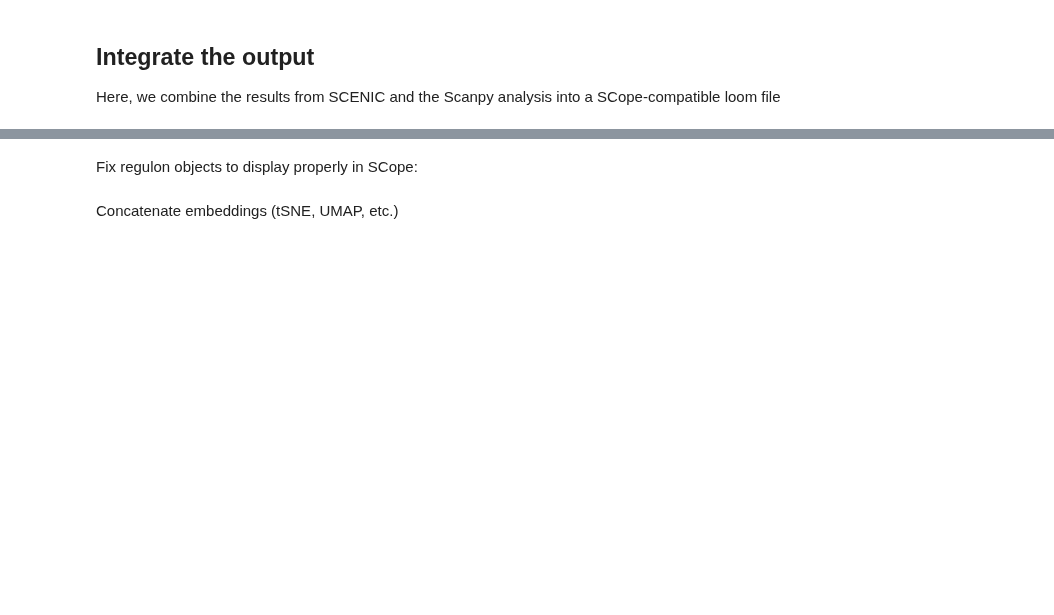
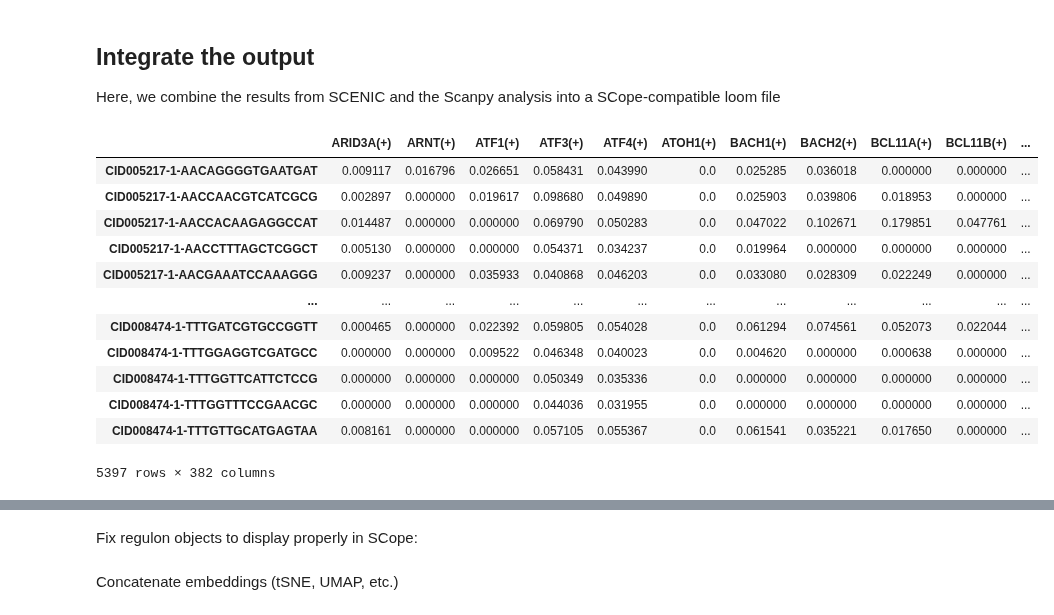
Before and after one commit to chickaroo/genereporter, a Jupyter notebook: src/SCENIC-protocol.ipynb, the cells around one changed output, grey strips where cells are left out. Cells and saved outputs as stored; diff of their text form; code cells hidden in the pictures; blank space fills up the shorter version.

```diff
--- a/src/SCENIC-protocol.ipynb
+++ b/src/SCENIC-protocol.ipynb
@@ -271 +294,17 @@ dr_tsne = pd.read_csv( 'scenic_tsne.txt', sep='\t', header=0, index_col=0 )
 ###
+# %%
+auc_mtx
+# %% [output]
+|  | ARID3A(+) | ARNT(+) | ATF1(+) | ATF3(+) | ATF4(+) | ATOH1(+) | BACH1(+) | BACH2(+) | BCL11A(+) | BCL11B(+) | ... |
+| CID005217-1-AACAGGGGTGAATGAT | 0.009117 | 0.016796 | 0.026651 | 0.058431 | 0.043990 | 0.0 | 0.025285 | 0.036018 | 0.000000 | 0.000000 | ... |
+| CID005217-1-AACCAACGTCATCGCG | 0.002897 | 0.000000 | 0.019617 | 0.098680 | 0.049890 | 0.0 | 0.025903 | 0.039806 | 0.018953 | 0.000000 | ... |
+| CID005217-1-AACCACAAGAGGCCAT | 0.014487 | 0.000000 | 0.000000 | 0.069790 | 0.050283 | 0.0 | 0.047022 | 0.102671 | 0.179851 | 0.047761 | ... |
+| CID005217-1-AACCTTTAGCTCGGCT | 0.005130 | 0.000000 | 0.000000 | 0.054371 | 0.034237 | 0.0 | 0.019964 | 0.000000 | 0.000000 | 0.000000 | ... |
+| CID005217-1-AACGAAATCCAAAGGG | 0.009237 | 0.000000 | 0.035933 | 0.040868 | 0.046203 | 0.0 | 0.033080 | 0.028309 | 0.022249 | 0.000000 | ... |
+| ... | ... | ... | ... | ... | ... | ... | ... | ... | ... | ... | ... |
+| CID008474-1-TTTGATCGTGCCGGTT | 0.000465 | 0.000000 | 0.022392 | 0.059805 | 0.054028 | 0.0 | 0.061294 | 0.074561 | 0.052073 | 0.022044 | ... |
+| CID008474-1-TTTGGAGGTCGATGCC | 0.000000 | 0.000000 | 0.009522 | 0.046348 | 0.040023 | 0.0 | 0.004620 | 0.000000 | 0.000638 | 0.000000 | ... |
+| CID008474-1-TTTGGTTCATTCTCCG | 0.000000 | 0.000000 | 0.000000 | 0.050349 | 0.035336 | 0.0 | 0.000000 | 0.000000 | 0.000000 | 0.000000 | ... |
+| CID008474-1-TTTGGTTTCCGAACGC | 0.000000 | 0.000000 | 0.000000 | 0.044036 | 0.031955 | 0.0 | 0.000000 | 0.000000 | 0.000000 | 0.000000 | ... |
+| CID008474-1-TTTGTTGCATGAGTAA | 0.008161 | 0.000000 | 0.000000 | 0.057105 | 0.055367 | 0.0 | 0.061541 | 0.035221 | 0.017650 | 0.000000 | ... |
+5397 rows × 382 columns
```
Also changed, not shown: parts of 18 cells of this notebook, 3 other files.
